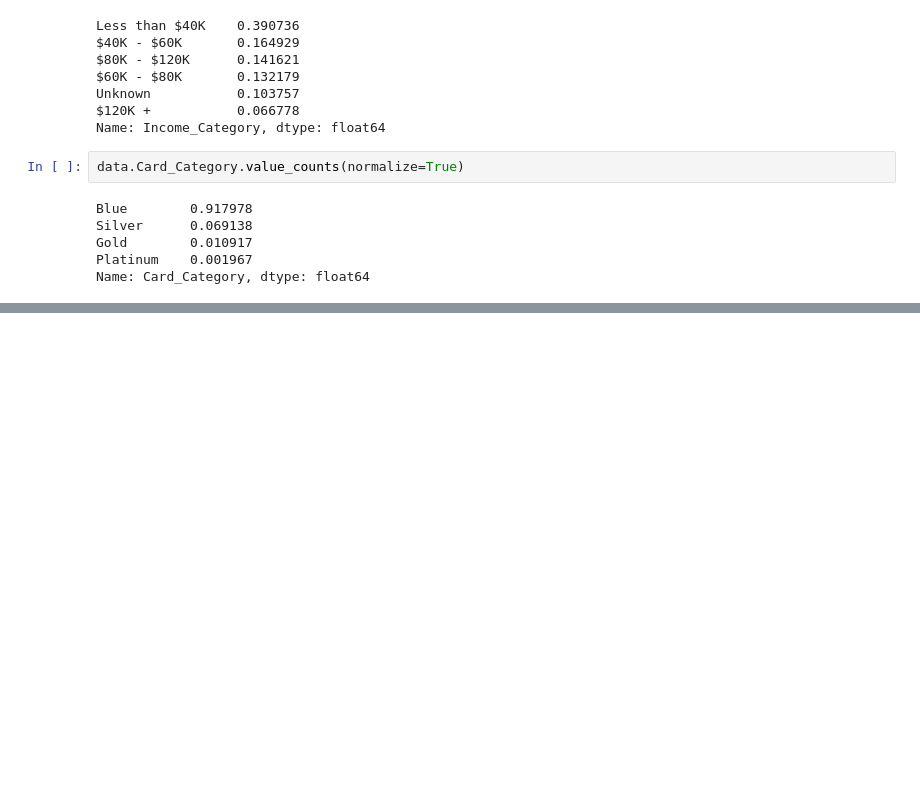
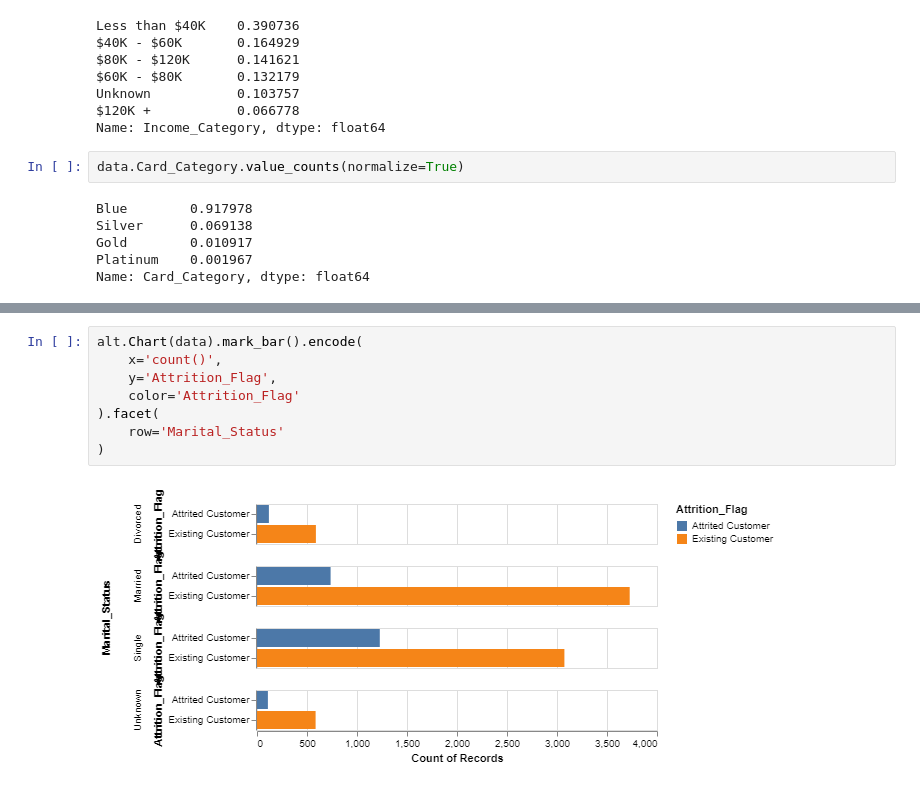
Before and after one commit to Jayathilaga/BOLT_UBC_Team_26, a Jupyter notebook: EDA.ipynb, the cells around one changed output, grey strips where cells are left out. Saved outputs shown, nothing was run; the diff lists cells and outputs as text; blank space fills up the shorter version.

```diff
--- a/EDA.ipynb
+++ b/EDA.ipynb
@@ -88,0 +200,10 @@ Name: Card_Category, dtype: float64
+# %%
+alt.Chart(data).mark_bar().encode(
+    x='count()',
+    y='Attrition_Flag',
+    color='Attrition_Flag'
+).facet(
+    row='Marital_Status'
+)
+# %% [output]
+[figure, added]
```
Also changed, not shown: parts of 13 cells of this notebook.
